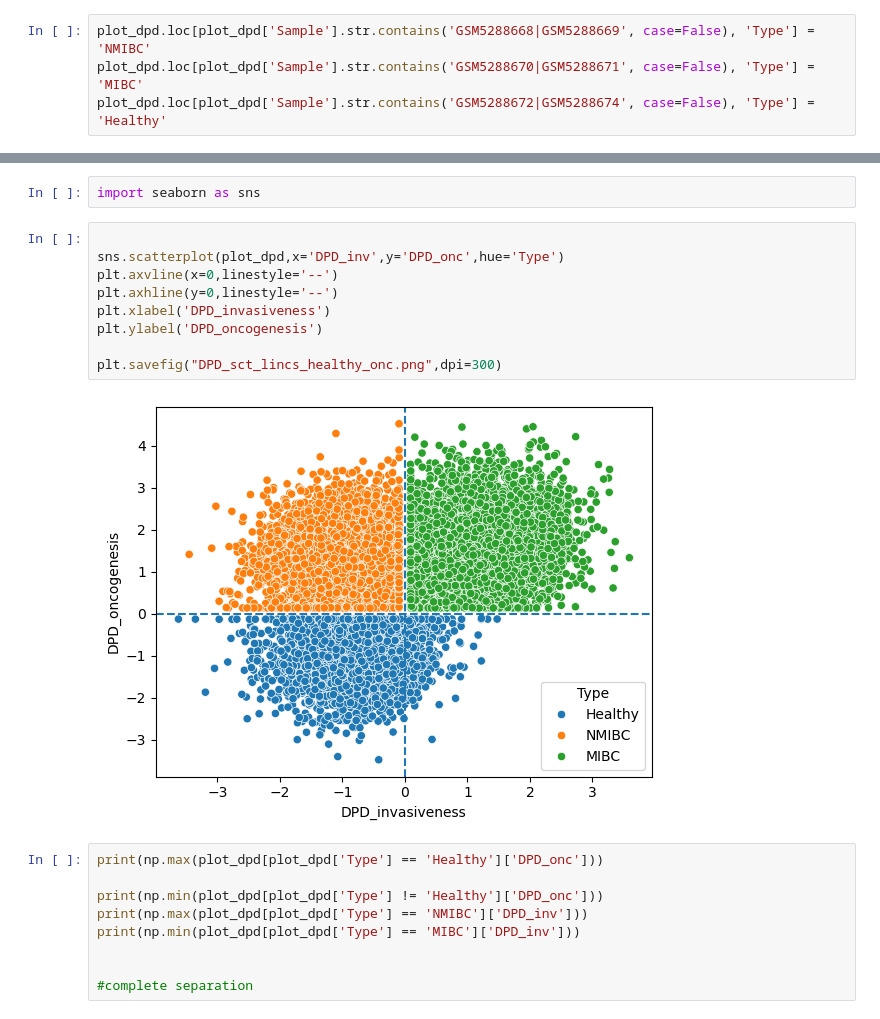
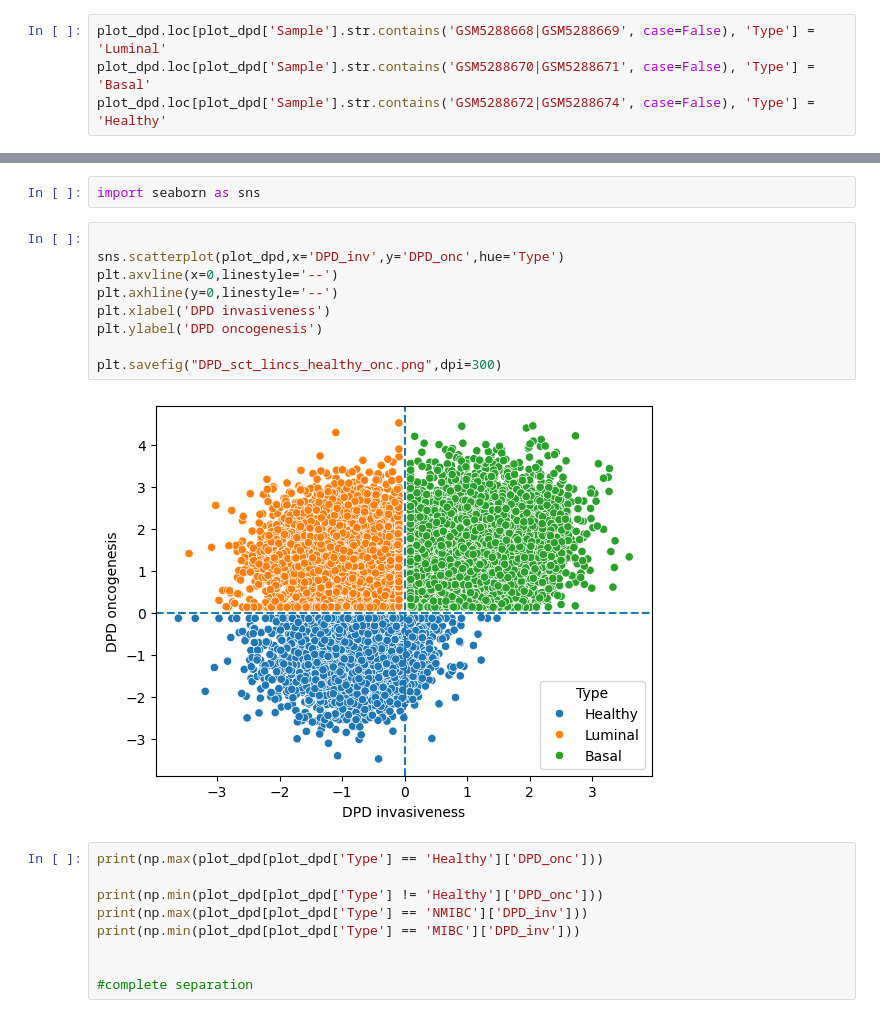
Before and after one commit to jingsday/blca_publication, a Jupyter notebook: blca_publication_Scripts/blca_Scripts_SVM/blca_Scripts_svm_visualization.ipynb, the cells around one changed output, grey strips where cells are left out. Cells and saved outputs as stored; diff of their text form.

```diff
--- a/blca_publication_Scripts/blca_Scripts_SVM/blca_Scripts_svm_visualization.ipynb
+++ b/blca_publication_Scripts/blca_Scripts_SVM/blca_Scripts_svm_visualization.ipynb
@@ -39,8 +39,8 @@ plot_dpd
 # %%
 plot_dpd['Sample'] = plot_dpd.index.str.split('_').str[0]
 # %%
-plot_dpd.loc[plot_dpd['Sample'].str.contains('GSM5288668|GSM5288669', case=False), 'Type'] = 'NMIBC'
-plot_dpd.loc[plot_dpd['Sample'].str.contains('GSM5288670|GSM5288671', case=False), 'Type'] = 'MIBC'
+plot_dpd.loc[plot_dpd['Sample'].str.contains('GSM5288668|GSM5288669', case=False), 'Type'] = 'Luminal'
+plot_dpd.loc[plot_dpd['Sample'].str.contains('GSM5288670|GSM5288671', case=False), 'Type'] = 'Basal'
 plot_dpd.loc[plot_dpd['Sample'].str.contains('GSM5288672|GSM5288674', case=False), 'Type'] = 'Healthy'
 # %%
 display(plot_dpd)
@@ -64,14 +64,14 @@ import seaborn as sns
 # %%
 
 sns.scatterplot(plot_dpd,x='DPD_inv',y='DPD_onc',hue='Type')
 plt.axvline(x=0,linestyle='--')
 plt.axhline(y=0,linestyle='--')
-plt.xlabel('DPD_invasiveness')
-plt.ylabel('DPD_oncogenesis')
+plt.xlabel('DPD invasiveness')
+plt.ylabel('DPD oncogenesis')
 
 plt.savefig("DPD_sct_lincs_healthy_onc.png",dpi=300)
 # %% [output]
-[figure, old version]
+[figure, new version]
 # %%
 print(np.max(plot_dpd[plot_dpd['Type'] == 'Healthy']['DPD_onc']))
 
```
Also changed, not shown: parts of 1 cell of this notebook.
